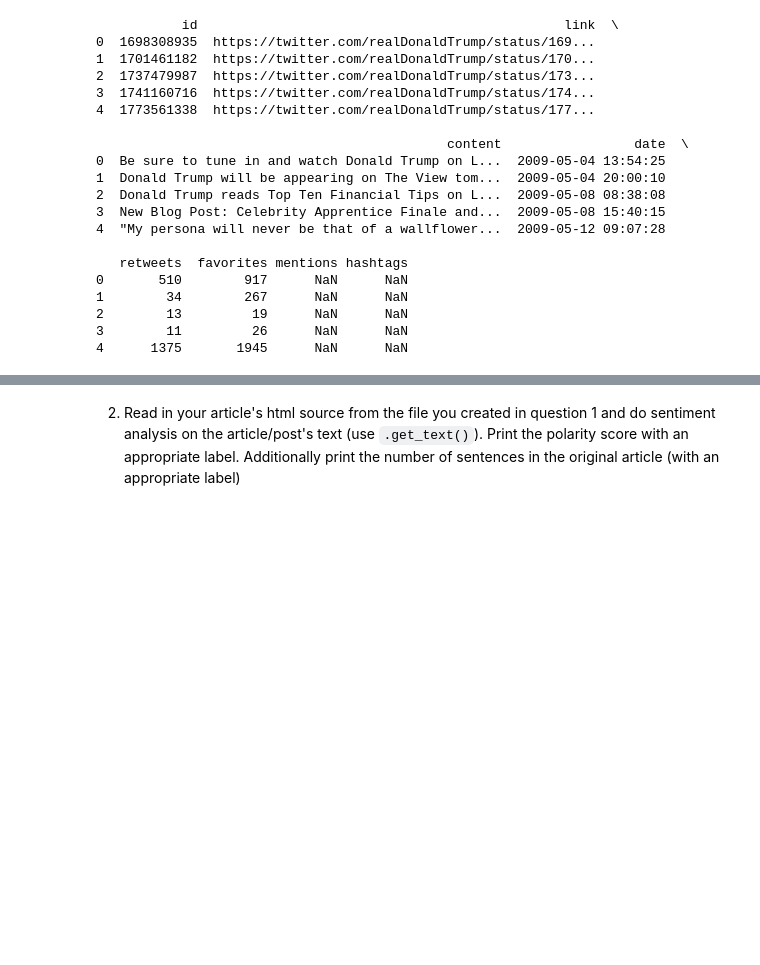
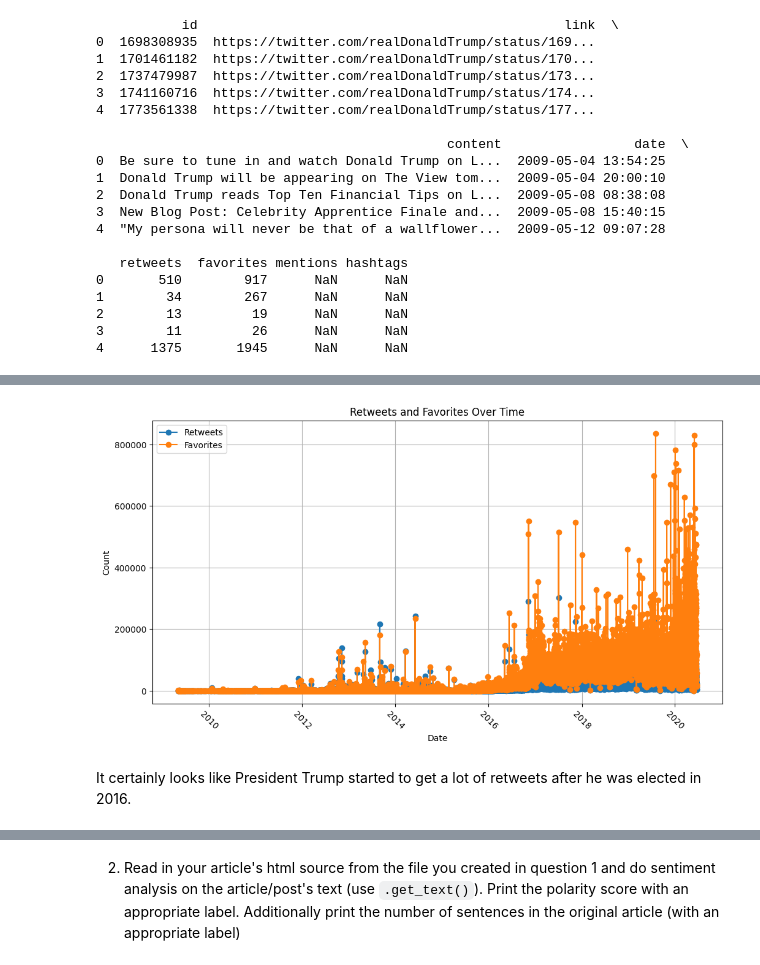
Before and after one commit to drpafowler/module-07-philip, a Jupyter notebook: article-summarizer.ipynb, the cells around one changed output, grey strips where cells are left out. Drawn from its saved outputs; the diff is of its cells as text; code cells hidden in the pictures; blank space fills up the shorter version.

```diff
--- a/article-summarizer.ipynb
+++ b/article-summarizer.ipynb
@@ -81,0 +114,29 @@ df_content_date.to_html('trumptweets.html', index=False)
+# %%
+# Load the CSV file into a dataframe
+df_trump_tweets = pd.read_csv('data/realdonaldtrump.csv')
+
+# Ensure the 'date' column is in datetime format
+df_trump_tweets['date'] = pd.to_datetime(df_trump_tweets['date'])
+
+# Sort the DataFrame by date
+df_trump_tweets = df_trump_tweets.sort_values('date')
+
+# Plot the retweets and favorites over time
+plt.figure(figsize=(12, 6))
+plt.plot(df_trump_tweets['date'], df_trump_tweets['retweets'], label='Retweets', marker='o')
+plt.plot(df_trump_tweets['date'], df_trump_tweets['favorites'], label='Favorites', marker='o')
+
+# Add titles and labels
+plt.title('Retweets and Favorites Over Time')
+plt.xlabel('Date')
+plt.ylabel('Count')
+plt.legend()
+plt.grid(True)
+plt.xticks(rotation=-45)
+
+# Show the plot
+plt.show()
+# %% [output]
+[figure, added]
+# %% [markdown]
+It certainly looks like President Trump started to get a lot of retweets after he was elected in 2016.
```
Also changed, not shown: parts of 4 cells of this notebook.
